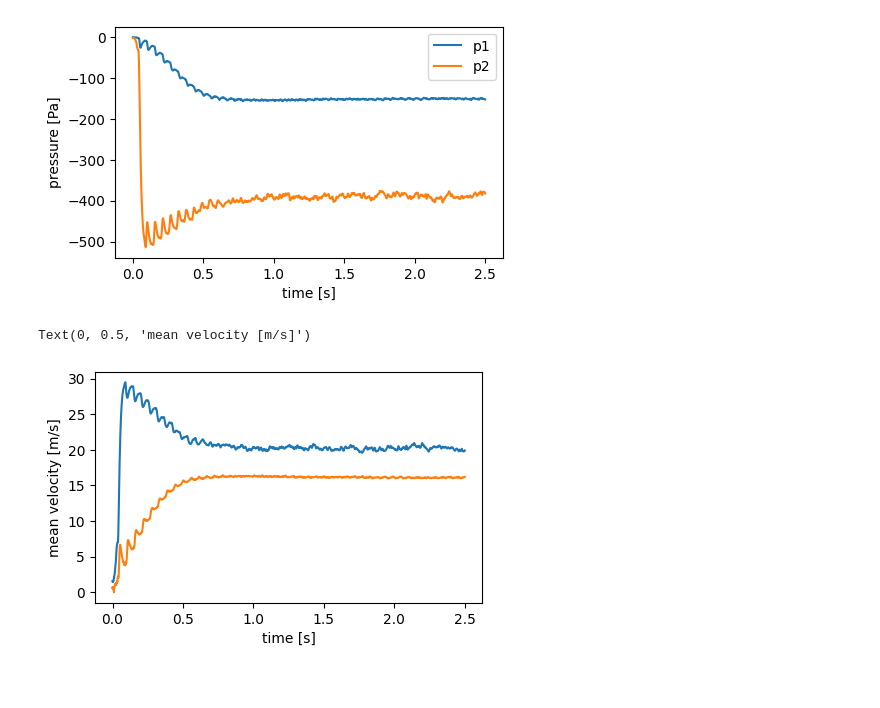
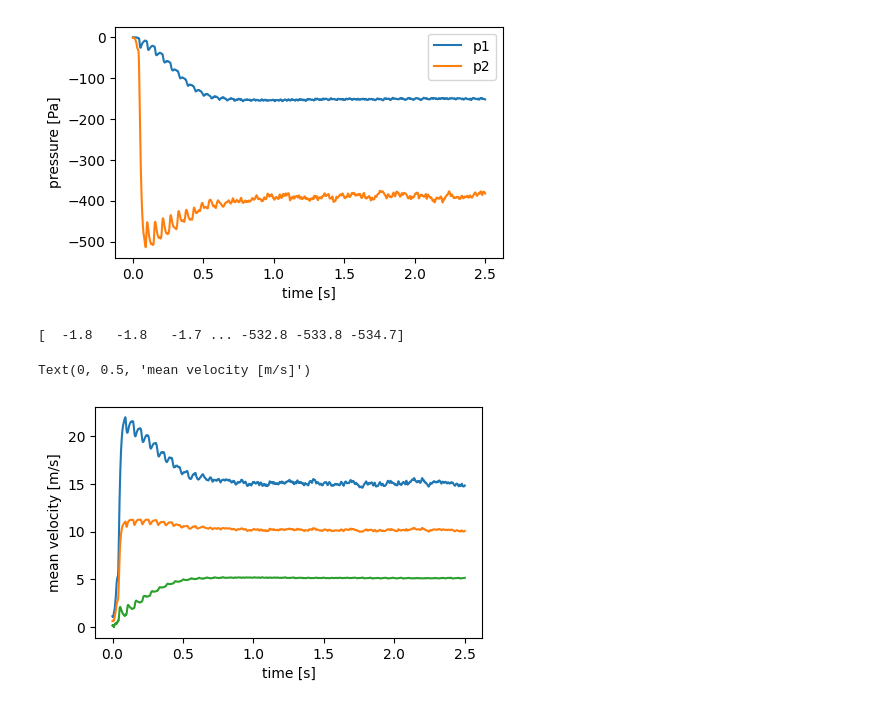
Before and after one commit to ChristianRas/41312_Fluid-mekanik, a Jupyter notebook: Afleveringer/Aflevering_1.ipynb, the cells around one changed output. Drawn from its saved outputs; the diff is of its cells as text; code cells hidden in the pictures.

```diff
--- a/Afleveringer/Aflevering_1.ipynb
+++ b/Afleveringer/Aflevering_1.ipynb
@@ -11,7 +11,7 @@ measurement_data = np.loadtxt("data.txt")
 t, p1, p2 = measurement_data[:,0], measurement_data[:,1], measurement_data[:,2]
 
 L = 9
-D = 100
+D = 0.1
 f = 0.02  # friction factor
 R_specific = 286.9  # J /(kg*K)  for dry air
 p_atmospheric = 99700  # Pa
@@ -32,14 +32,23 @@ plt.legend()
 [figure]
 # %%
 delta_p = p1-p2
-v_mean = np.sqrt(2 * delta_p / rho)
-v_mean2 = np.sqrt(-p1*2/rho)
+v_mean = np.sqrt(2 * delta_p * D / (f * L * rho))
+v1 = np.sqrt(-2*p1 / (rho*9.82))
+
+print(p1+p2)
+
+v2 = np.sqrt( (p1-p2) / rho + v1**2)
+
+v_mean_2 = (v1+v2)/2
+# %% [output]
+[  -1.8   -1.8   -1.7 ... -532.8 -533.8 -534.7]
 # %%
 plt.figure(figsize=(5,3))
 plt.plot(t, v_mean)
-plt.plot(t, v_mean2)
+plt.plot(t, v_mean_2)
+plt.plot(t, v1)
 plt.xlabel("time [s]")
 plt.ylabel("mean velocity [m/s]")
 # %% [output]
 Text(0, 0.5, 'mean velocity [m/s]')
-[figure, old version]
+[figure, new version]
```
